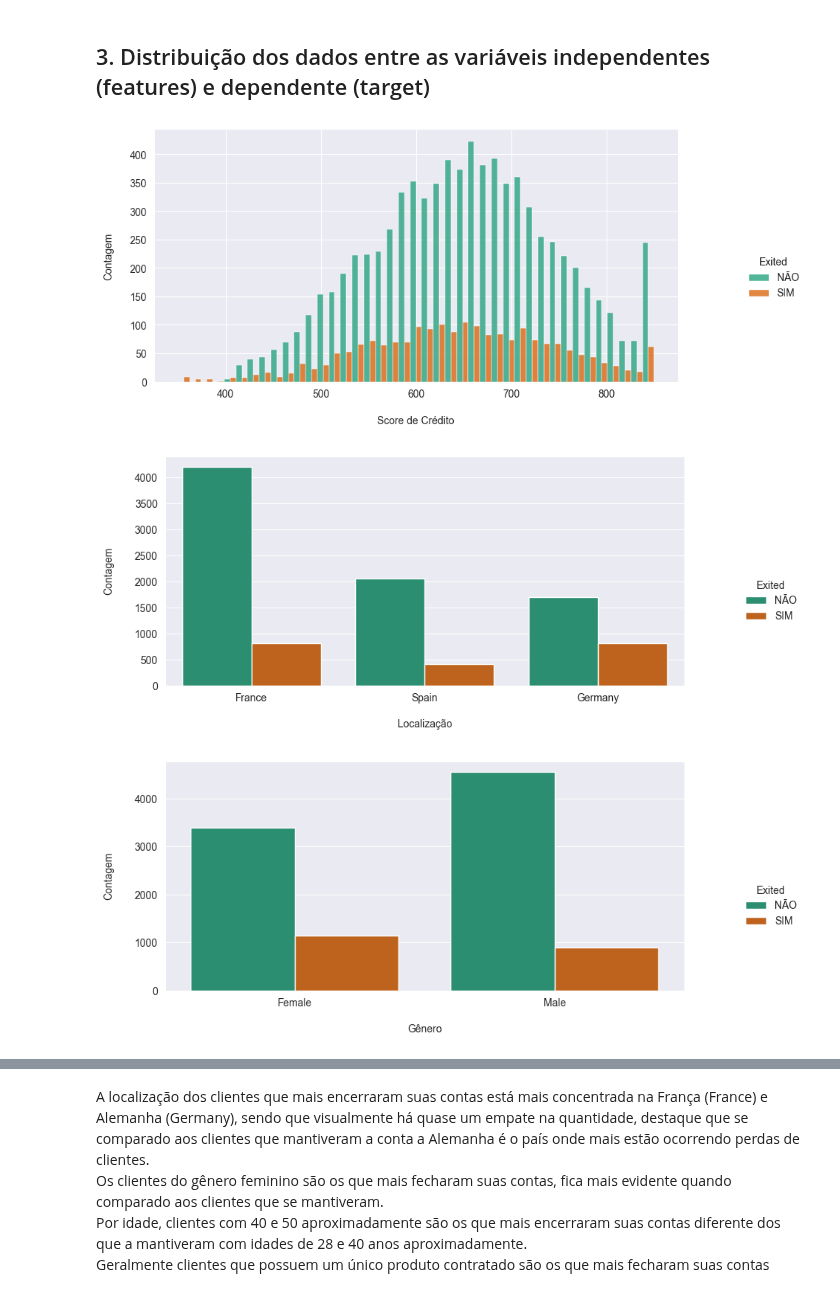
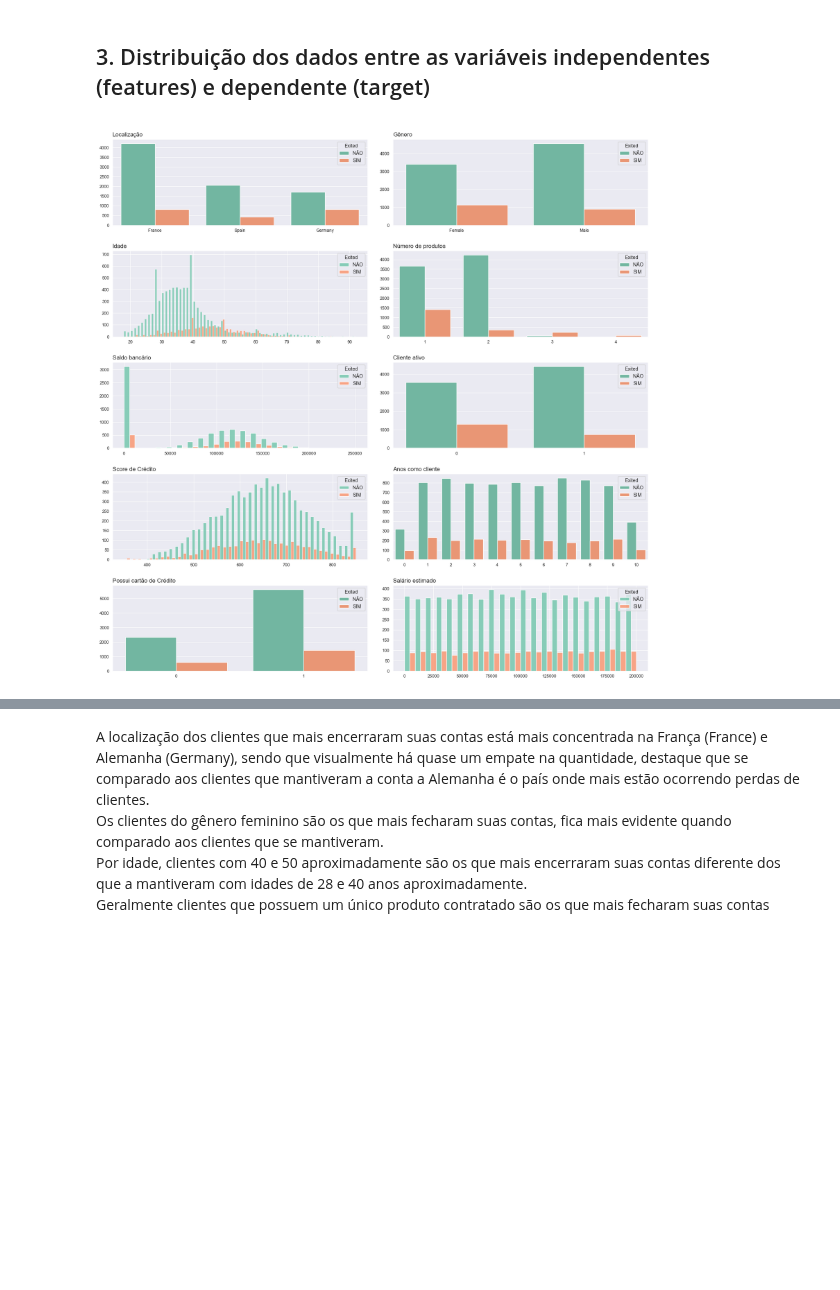
Before and after one commit to emso-exe/Churn_clientes_de_banco, a Jupyter notebook: churn_clientes_de_banco.ipynb, the cells around one changed output, grey strips where cells are left out. Drawn from its saved outputs; the diff is of its cells as text; code cells hidden in the pictures; blank space fills up the shorter version.

Commit message:
Alteração dos gráficos de distribuição(3) para displot e countplot.

```diff
--- a/churn_clientes_de_banco.ipynb
+++ b/churn_clientes_de_banco.ipynb
@@ -378,46 +378,47 @@ Embora seja comum clientes fecharem contas bancárias, o atual percentual de **2
 # %% [markdown]
 ## 3. Distribuição dos dados entre as variáveis independentes (features) e dependente (target)
 # %%
-# Função para gerar gráficos displot e countplot
+# Função para gerar gráficos histplot e countplot
 # df: dataframe
 # x: dados do eixo x
 # title: título do gráfico
 
 saida = df['Exited'].replace({0: 'NÃO', 1: 'SIM'})
 hue_order = ['NÃO', 'SIM']
 
 
-def graf_countplot(df, x, title):
-    plot = sns.countplot(data=df, x=x, hue=saida,
-                         hue_order=hue_order, palette='Dark2')
-    sns.move_legend(plot, "upper left", bbox_to_anchor=(1.1, 0.5),frameon=False)
-    plot.figure.set_size_inches(9, 4)
-    plot.tick_params(labelsize=10)
-    plt.xlabel(title)
-    plt.ylabel('Contagem', labelpad=20)
-    plt.show()
+def graf_countplot(df, x, title, ax):
+    sns.countplot(data=df, x=x, hue=saida, ax=ax,
+                  hue_order=hue_order, palette='Set2')
+    ax.set(xlabel='', ylabel='')
+    ax.set_title(title, loc='left')
+    ax.tick_params(labelsize=9)
 
 
-def graf_displot(df, x, title):
-    plot = sns.displot(data=df, x=x, hue=saida,
-                       hue_order=hue_order,  palette='Dark2', multiple='dodge')
-    plot.figure.set_size_inches(10, 4)
-    plot.tick_params(labelsize=10)
-    plot.set_axis_labels(title, 'Contagem\n', size=10)
-    plt.show()
+def graf_histplot(df, x, title, ax):
+    sns.histplot(data=df, x=x, hue=saida, ax=ax,
+                 hue_order=hue_order,  palette='Set2', multiple='dodge')
+    ax.set(xlabel='', ylabel='')
+    ax.set_title(title, loc='left')
+    ax.tick_params(labelsize=9)
 
 
-graf_displot(df, 'CreditScore', '\nScore de Crédito')
-graf_countplot(df, 'Geography', '\nLocalização')
-graf_countplot(df, 'Gender', '\nGênero')
-graf_displot(df, 'Age', '\nIdade')
-graf_countplot(df, 'Tenure', '\nAnos como cliente')
-graf_displot(df, 'Balance', '\nSaldo bancário')
-graf_countplot(df, 'NumOfProducts', '\nNúmero de produtos')
-graf_countplot(df, 'HasCrCard', '\nPossui cartão de Crédito')
-graf_countplot(df, 'IsActiveMember', '\nCliente ativo')
-graf_displot(df, 'EstimatedSalary', '\nSalário estimado')
+fig, ((ax1, ax2), (ax3, ax4), (ax5, ax6),
+      (ax7, ax8), (ax9, ax10)) = plt.subplots(5, 2, figsize=(20, 20))
+
+
+graf_countplot(df, 'Geography', '\nLocalização', ax1)
+graf_countplot(df, 'Gender', '\nGênero', ax2)
+graf_histplot(df, 'Age', '\nIdade', ax3)
+graf_countplot(df, 'NumOfProducts', '\nNúmero de produtos', ax4)
+graf_histplot(df, 'Balance', '\nSaldo bancário', ax5)
+graf_countplot(df, 'IsActiveMember', '\nCliente ativo', ax6)
+graf_histplot(df, 'CreditScore', '\nScore de Crédito', ax7)
+graf_countplot(df, 'Tenure', '\nAnos como cliente', ax8)
+graf_countplot(df, 'HasCrCard', '\nPossui cartão de Crédito', ax9)
+graf_histplot(df, 'EstimatedSalary', '\nSalário estimado', ax10)
+
+plt.subplots_adjust(wspace=0.1, hspace=0.3)
+plt.show()
 # %% [output]
-[figure, old version]
+[figure, new version]
-[figure, removed]
-[figure, removed]
```
Also changed, not shown: parts of 3 cells of this notebook.
